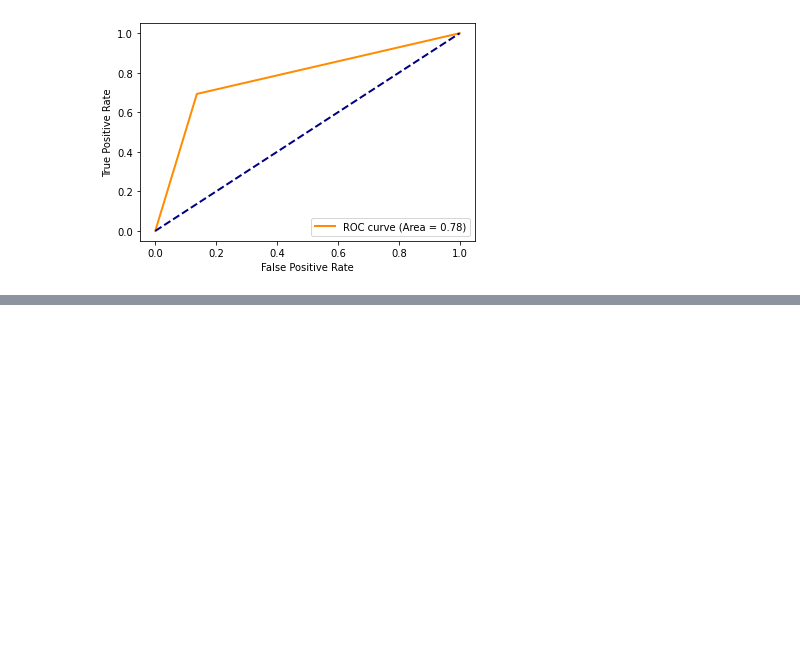
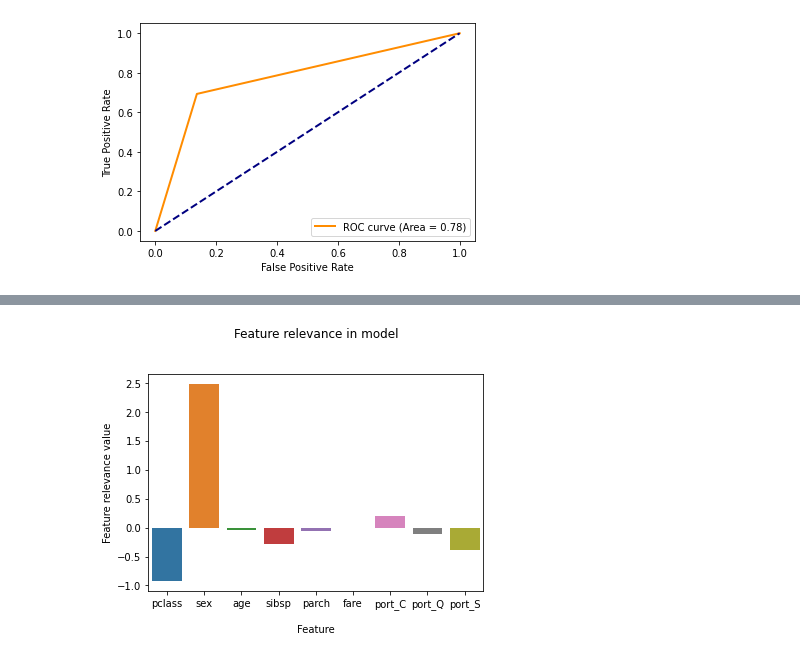
Before and after one commit to clizarraga-UAD7/Notebooks, a Jupyter notebook: OverviewMLAlgorithms.ipynb, the cells around one changed output, grey strips where cells are left out. Saved outputs shown, nothing was run; the diff lists cells and outputs as text; code cells hidden in the pictures; blank space fills up the shorter version.

```diff
--- a/OverviewMLAlgorithms.ipynb
+++ b/OverviewMLAlgorithms.ipynb
@@ -562,3 +567,0 @@ What if we use [Cross-Validation](https://scikit-learn.org/stable/modules/cross_
-# %%
-model_cv = LogisticRegressionCV(cv=5, random_state=0, max_iter=5000)
-model_cv.fit(X_train, y_train)
@@ -598,0 +572,9 @@ In this case we get the same result.
+# %%
+from matplotlib import pyplot
+import numpy as np
+# get importance
+importance = model.coef_
+# summarize feature importance
+for j in range(0,importance.size):
+	  #print('Feature: %0d, Score: %.5f' % (i,v))
+    print(j, importance.item(j))
@@ -598,0 +591,21 @@ In this case we get the same result.
+# %%
+# Will create 2 variables x,y to make barplot.
+
+# The feature names are the column names of the X_train dataset
+x = []
+for i in X_train.columns:
+    x.append(i)
+
+ix = range(0, importance.size)
+y = []
+for i in ix:
+    y.append(importance.item(i))
+
+g = sns.barplot(x,y)
+g.set_title("Feature relevance in model\n\n");
+g.set_xlabel("\nFeature")
+g.set_ylabel("Feature relevance value")
+
+plt.show()
+# %% [output]
+[figure, added]
```
Also changed, not shown: parts of 18 cells of this notebook.
